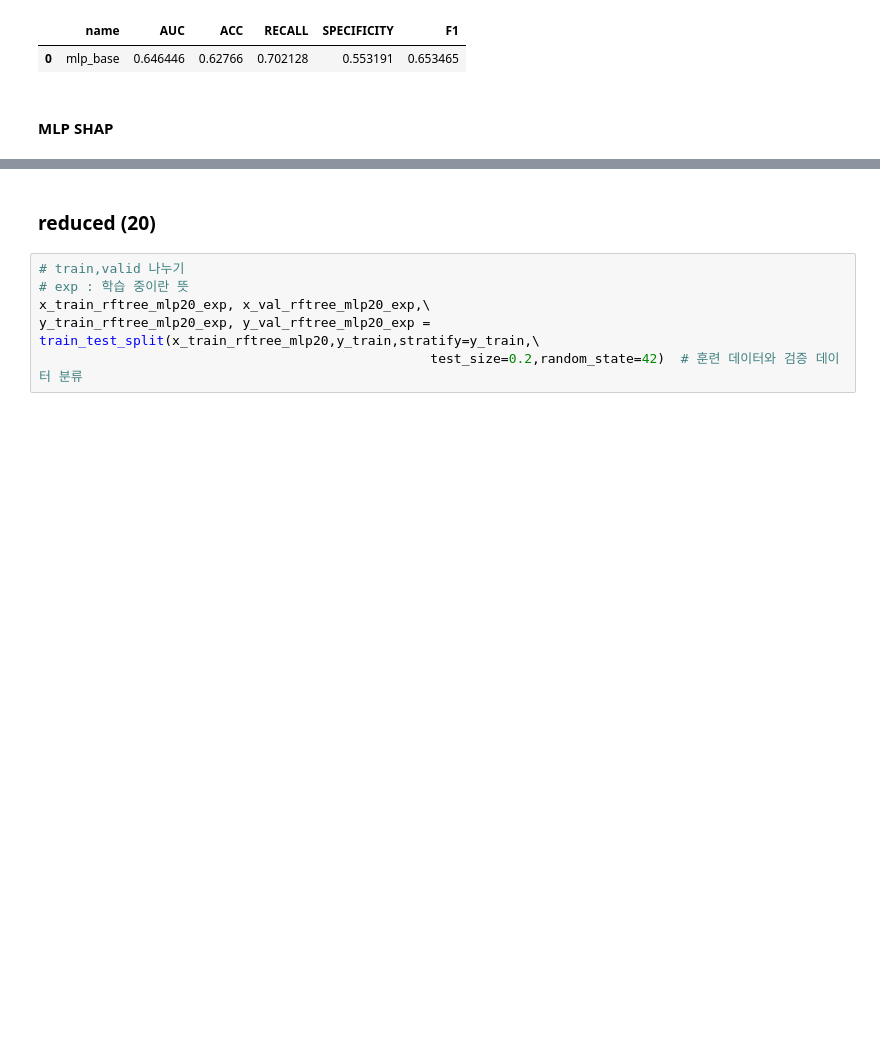
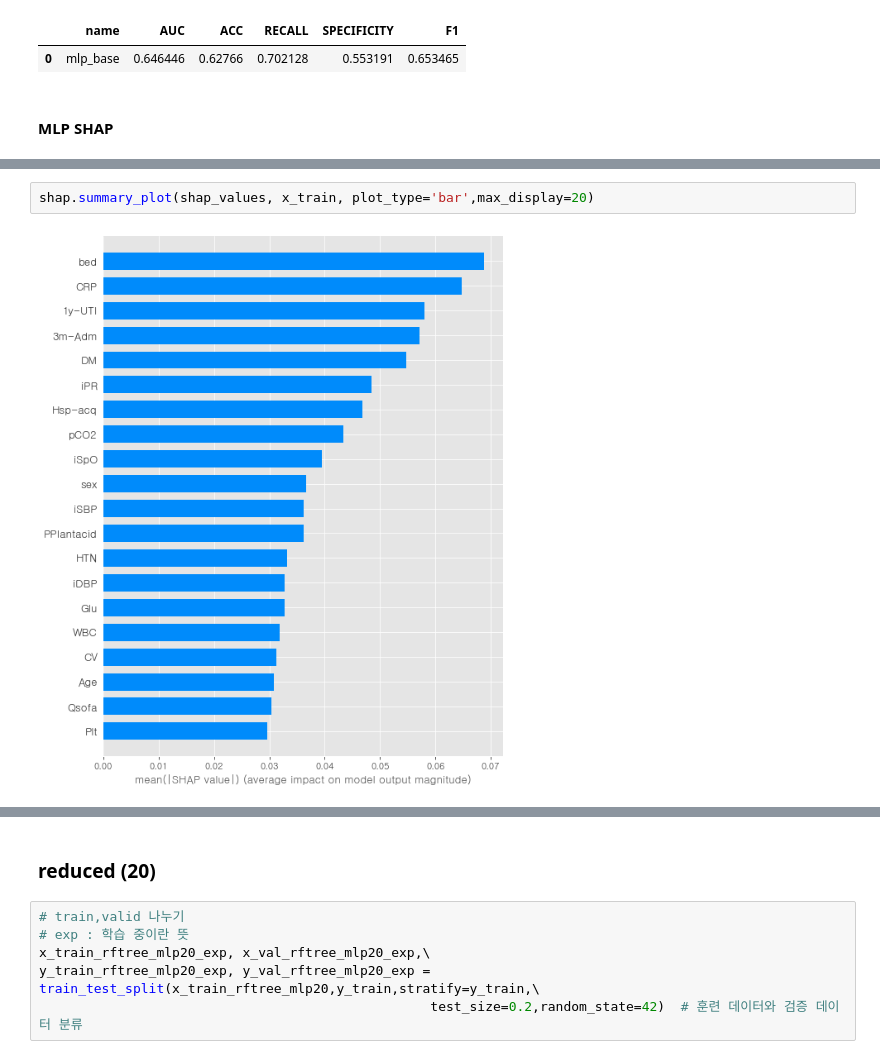
Before and after one commit to bub3690/22-1_multivariate, a Jupyter notebook: final_project/Classification-rftree-pre.ipynb, the cells around one changed output, grey strips where cells are left out. Cells and saved outputs as stored; diff of their text form; blank space fills up the shorter version.

```diff
--- a/final_project/Classification-rftree-pre.ipynb
+++ b/final_project/Classification-rftree-pre.ipynb
@@ -3499,0 +3551,4 @@ test_mlp
+# %%
+shap.summary_plot(shap_values, x_train, plot_type='bar',max_display=20)
+# %% [output]
+[figure, added]
```
Also changed, not shown: parts of 12 cells of this notebook, 2 other files.
